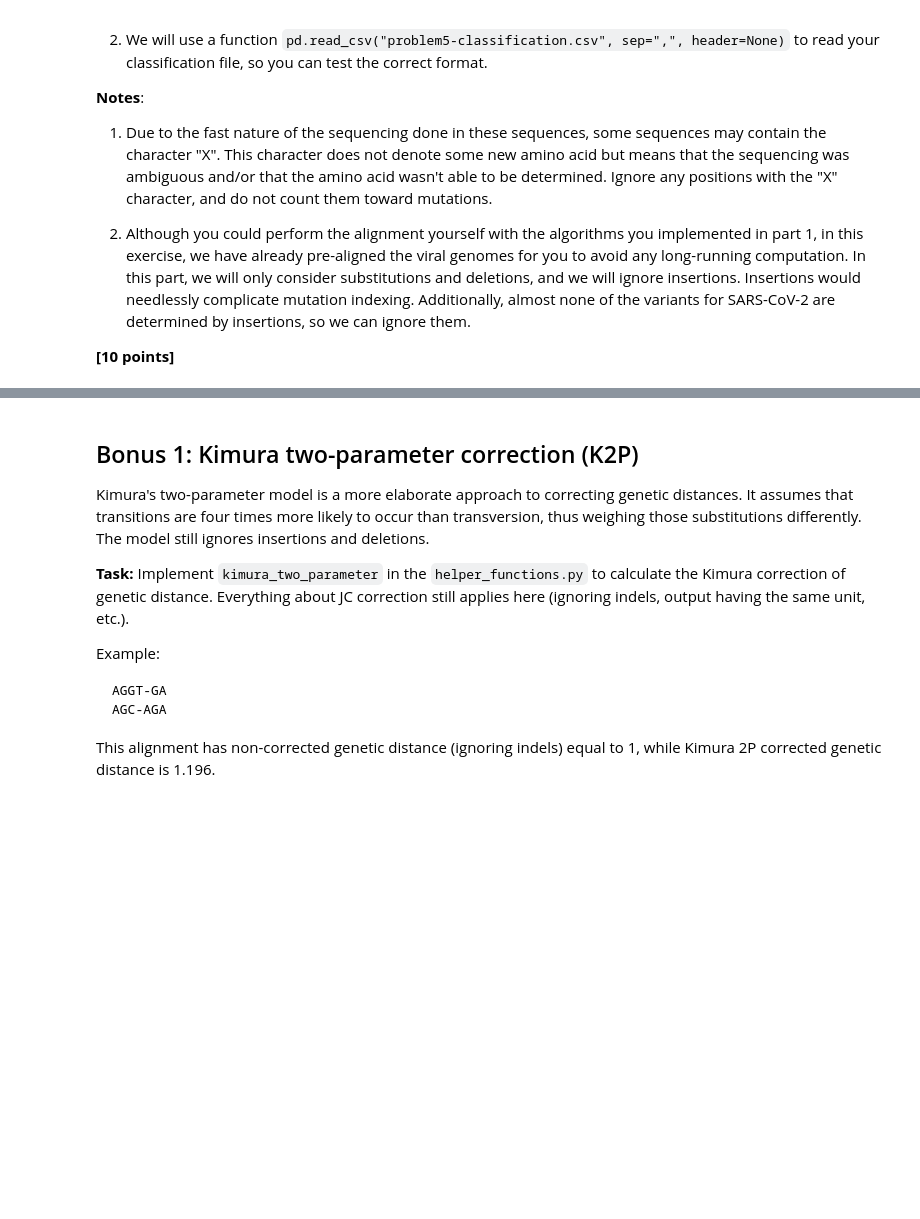
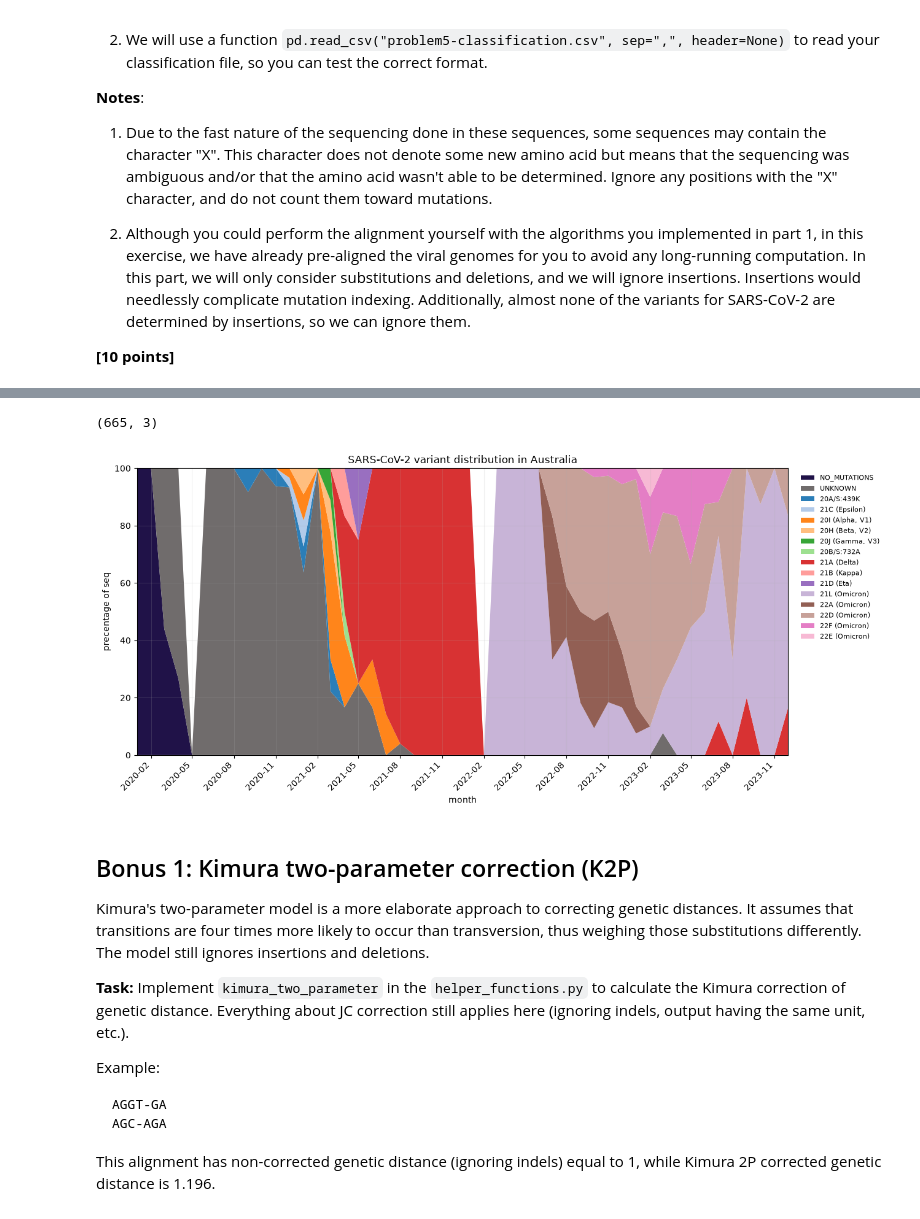
Before and after one commit to Shaelynnnn/assign_viral_evo, a Jupyter notebook: viral_evo_workbook.ipynb, the cells around one changed output, grey strips where cells are left out. Saved outputs shown, nothing was run; the diff lists cells and outputs as text; code cells hidden in the pictures; blank space fills up the shorter version.

```diff
--- a/viral_evo_workbook.ipynb
+++ b/viral_evo_workbook.ipynb
@@ -575,0 +623,19 @@ After you have assigned all the sequences to a variant, create a plot showing th
+# %%
+import pandas as pd
+from Bio import SeqIO
+
+records = list(SeqIO.parse("data/p5-aus-spike-proteins.fasta", "fasta"))
+
+rows = []
+for r in records:
+    name, raw_date, accession = r.description.split("|")
+    rows.append({
+        "accession": accession,
+        "date": pd.to_datetime(raw_date),
+        "sequence": str(r.seq)
+    })
+
+df = pd.DataFrame(rows)
+print(df.shape)
+# %% [output]
+(665, 3)
@@ -576,3 +681,59 @@ After you have assigned all the sequences to a variant, create a plot showing th
+# %%
+# plot
+import numpy as np
+import matplotlib.pyplot as plt
+import matplotlib.dates as mdates
+
+counts = df.groupby(["month", "variant"]).size().unstack(fill_value=0)
+
+all_months = pd.period_range(counts.index.min(), counts.index.max(), freq="M")
+counts = counts.reindex(all_months, fill_value=0)
+
+pct = counts.div(counts.sum(axis=1), axis=0) * 100
+pct = pct.fillna(0)
+
+first_month = df.groupby("variant")["date"].min().sort_values()
+order = ["NO_MUTATIONS", "UNKNOWN"] + [
+    v for v in first_month.index
+    if v not in ("NO_MUTATIONS", "UNKNOWN")
+]
+order = [v for v in order if v in pct.columns]
+
+# plot
+cmap = plt.get_cmap("tab20")
+variant_only = [v for v in order if v not in ("NO_MUTATIONS", "UNKNOWN")]
+colors = {v: cmap(i % 20) for i, v in enumerate(variant_only)}
+colors["UNKNOWN"] = "#686464"
+colors["NO_MUTATIONS"] = "#14053E"
+
+fig, ax = plt.subplots(figsize=(13,6))
+x = pct.index.to_timestamp()
+
+ax.stackplot(
+    x,
+    [pct[v] for v in order],
+    labels=order,
+    colors=[colors[v] for v in order],
+    alpha=0.95,
+)
+
+ax.set_xlim(x[0], x[-1])
+ax.set_ylim(0, 100)
+ax.set_xlabel("month")
+ax.set_ylabel("precentage of seq")
+ax.set_title("SARS-CoV-2 variant distribution in Australia")
+ax.legend(loc="upper left", bbox_to_anchor=(1.01, 1), frameon=False, fontsize=8)
+ax.grid(alpha=0.2)
+
+ax.xaxis.set_major_locator(mdates.MonthLocator(interval=3))
+ax.xaxis.set_major_formatter(mdates.DateFormatter("%Y-%m"))
+plt.setp(ax.get_xticklabels(), rotation=45, ha="right")
+
+fig.tight_layout()
+fig.savefig("problem5.svg", bbox_inches="tight")
+plt.show()
+# %% [output]
+[figure, added]
 # %% [markdown]
 ## Bonus 1: Kimura two-parameter correction (K2P)
 
```
Also changed, not shown: parts of 4 cells of this notebook, 2 other files.
